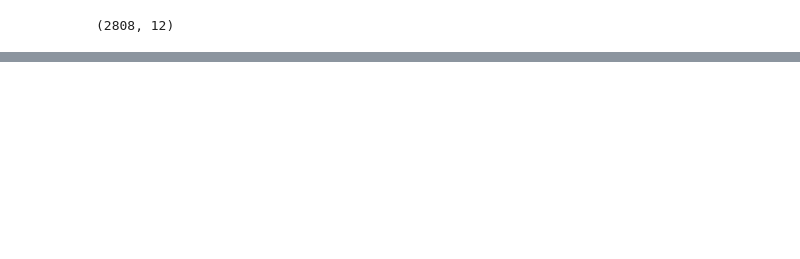
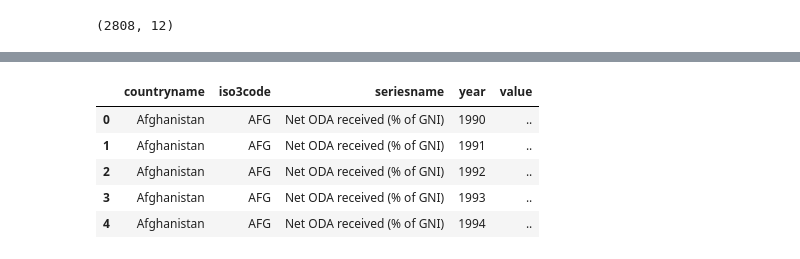
Before and after one commit to emschuch/UN_challenge_HIV, a Jupyter notebook: analysis/UNdata_01reshape.ipynb, the cells around one changed output, grey strips where cells are left out. Saved outputs shown, nothing was run; the diff lists cells and outputs as text; code cells hidden in the pictures; blank space fills up the shorter version.

```diff
--- a/analysis/UNdata_01reshape.ipynb
+++ b/analysis/UNdata_01reshape.ipynb
@@ -281,0 +396,7 @@ unreshape.describe()
+# %%
+# set a multi-level index and stack the data
+undata_new = undata_new.set_index(keys=['countryname', 'iso3code', 'seriesname'])
+undata_new = pd.DataFrame(undata_new.stack(level=-1))
+# %%
+# rename value column
+undata_new.columns = ['value']
@@ -281,0 +413,14 @@ unreshape.describe()
+# %%
+# reset the index to turn these variables back into columns
+undata_new = undata_new.reset_index()
+
+# rename columns
+undata_new.columns = ['countryname', 'iso3code', 'seriesname', 'year', 'value']
+undata_new.head()
+# %% [output]
+|  | countryname | iso3code | seriesname | year | value |
+| 0 | Afghanistan | AFG | Net ODA received (% of GNI) | 1990 | .. |
+| 1 | Afghanistan | AFG | Net ODA received (% of GNI) | 1991 | .. |
+| 2 | Afghanistan | AFG | Net ODA received (% of GNI) | 1992 | .. |
+| 3 | Afghanistan | AFG | Net ODA received (% of GNI) | 1993 | .. |
+| 4 | Afghanistan | AFG | Net ODA received (% of GNI) | 1994 | .. |
```
Also changed, not shown: parts of 61 cells of this notebook.
